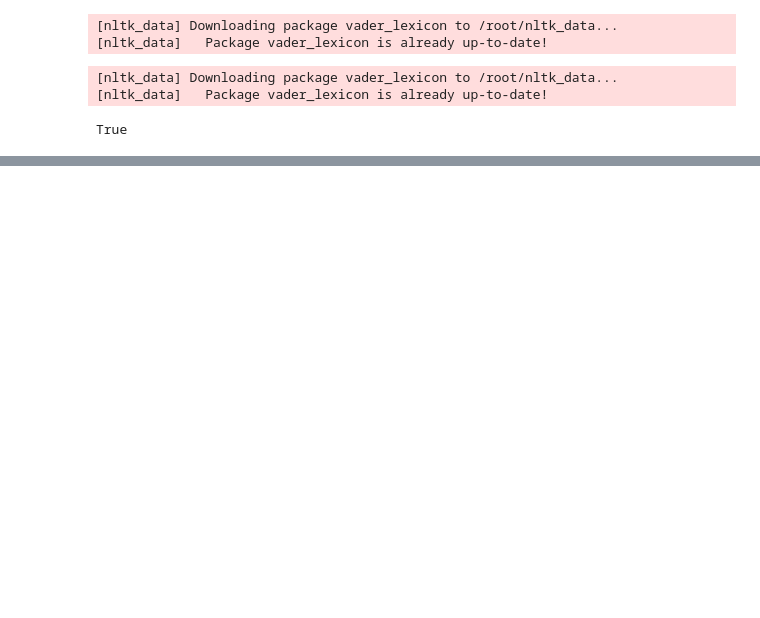
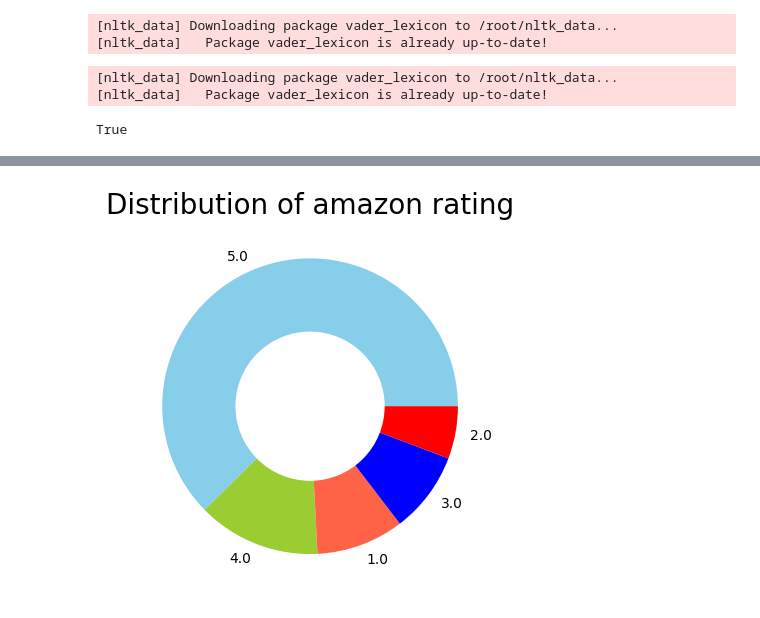
Before and after one commit to shivaprajapati34390-netizen/ML-project, a Jupyter notebook: Amazon_Product_Reviews_Sentiment_Analysis.ipynb, the cells around one changed output, grey strips where cells are left out. Cells and saved outputs as stored; diff of their text form; code cells hidden in the pictures; blank space fills up the shorter version.

```diff
--- a/Amazon_Product_Reviews_Sentiment_Analysis.ipynb
+++ b/Amazon_Product_Reviews_Sentiment_Analysis.ipynb
@@ -36,12 +76,14 @@ data.dropna()
 # %%
 rating=data["review_rating"].value_counts()
 numbers=rating.index
 quantity=rating.values
 custom_colors=["skyblue","yellowgreen",'tomato',"blue","red"]
 plt.pie(quantity,labels=numbers,colors=custom_colors)
-central_circle=plt.circle((0,0),0.5,color='white')
-fig=plt.gcf
+central_circle=plt.Circle((0,0),0.5,color='white')
+fig=plt.gcf()
 fig.gca().add_artist(central_circle)
 plt.rc('font',size=12)
-plt.tittle("Distribution of amazon rating",fontsize=20)
+plt.title("Distribution of amazon rating",fontsize=20)
 plt.show()
+# %% [output]
+[figure, added]
```
Also changed, not shown: parts of 6 cells of this notebook.
